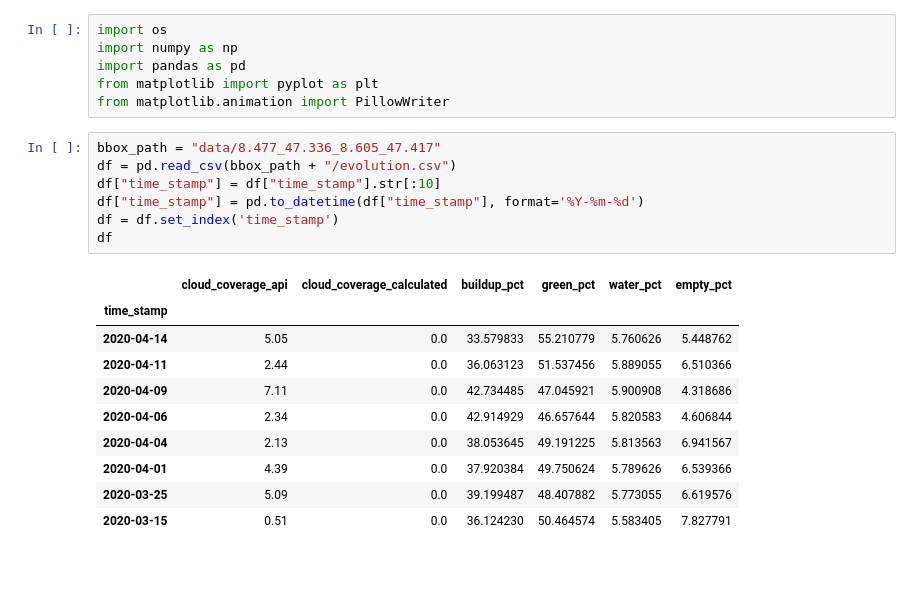
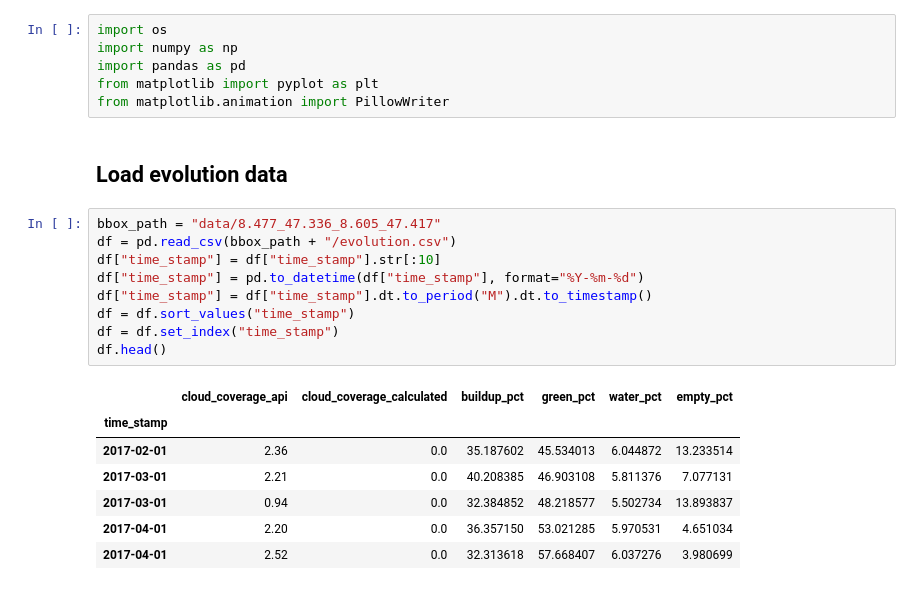
Before and after one commit to BDP25/DeepGreen, a Jupyter notebook: time_evolution.ipynb, the cells around one changed output. Cells and saved outputs as stored; diff of their text form.

Commit message:
df manipulation for datetime col

```diff
--- a/time_evolution.ipynb
+++ b/time_evolution.ipynb
@@ -4,21 +4,22 @@ import numpy as np
 import pandas as pd
 from matplotlib import pyplot as plt
 from matplotlib.animation import PillowWriter
+# %% [markdown]
+## Load evolution data
 # %%
 bbox_path = "data/8.477_47.336_8.605_47.417"
 df = pd.read_csv(bbox_path + "/evolution.csv")
 df["time_stamp"] = df["time_stamp"].str[:10]
-df["time_stamp"] = pd.to_datetime(df["time_stamp"], format='%Y-%m-%d')
-df = df.set_index('time_stamp')
-df
+df["time_stamp"] = pd.to_datetime(df["time_stamp"], format="%Y-%m-%d")
+df["time_stamp"] = df["time_stamp"].dt.to_period("M").dt.to_timestamp()
+df = df.sort_values("time_stamp")
+df = df.set_index("time_stamp")
+df.head()
 # %% [output]
 |  | cloud_coverage_api | cloud_coverage_calculated | buildup_pct | green_pct | water_pct | empty_pct |
 | time_stamp |  |  |  |  |  |  |
-| 2020-04-14 | 5.05 | 0.0 | 33.579833 | 55.210779 | 5.760626 | 5.448762 |
-| 2020-04-11 | 2.44 | 0.0 | 36.063123 | 51.537456 | 5.889055 | 6.510366 |
-| 2020-04-09 | 7.11 | 0.0 | 42.734485 | 47.045921 | 5.900908 | 4.318686 |
-| 2020-04-06 | 2.34 | 0.0 | 42.914929 | 46.657644 | 5.820583 | 4.606844 |
-| 2020-04-04 | 2.13 | 0.0 | 38.053645 | 49.191225 | 5.813563 | 6.941567 |
-| 2020-04-01 | 4.39 | 0.0 | 37.920384 | 49.750624 | 5.789626 | 6.539366 |
-| 2020-03-25 | 5.09 | 0.0 | 39.199487 | 48.407882 | 5.773055 | 6.619576 |
-| 2020-03-15 | 0.51 | 0.0 | 36.124230 | 50.464574 | 5.583405 | 7.827791 |
+| 2017-02-01 | 2.36 | 0.0 | 35.187602 | 45.534013 | 6.044872 | 13.233514 |
+| 2017-03-01 | 2.21 | 0.0 | 40.208385 | 46.903108 | 5.811376 | 7.077131 |
+| 2017-03-01 | 0.94 | 0.0 | 32.384852 | 48.218577 | 5.502734 | 13.893837 |
+| 2017-04-01 | 2.20 | 0.0 | 36.357150 | 53.021285 | 5.970531 | 4.651034 |
+| 2017-04-01 | 2.52 | 0.0 | 32.313618 | 57.668407 | 6.037276 | 3.980699 |
```
Also changed, not shown: parts of 9 cells of this notebook.
